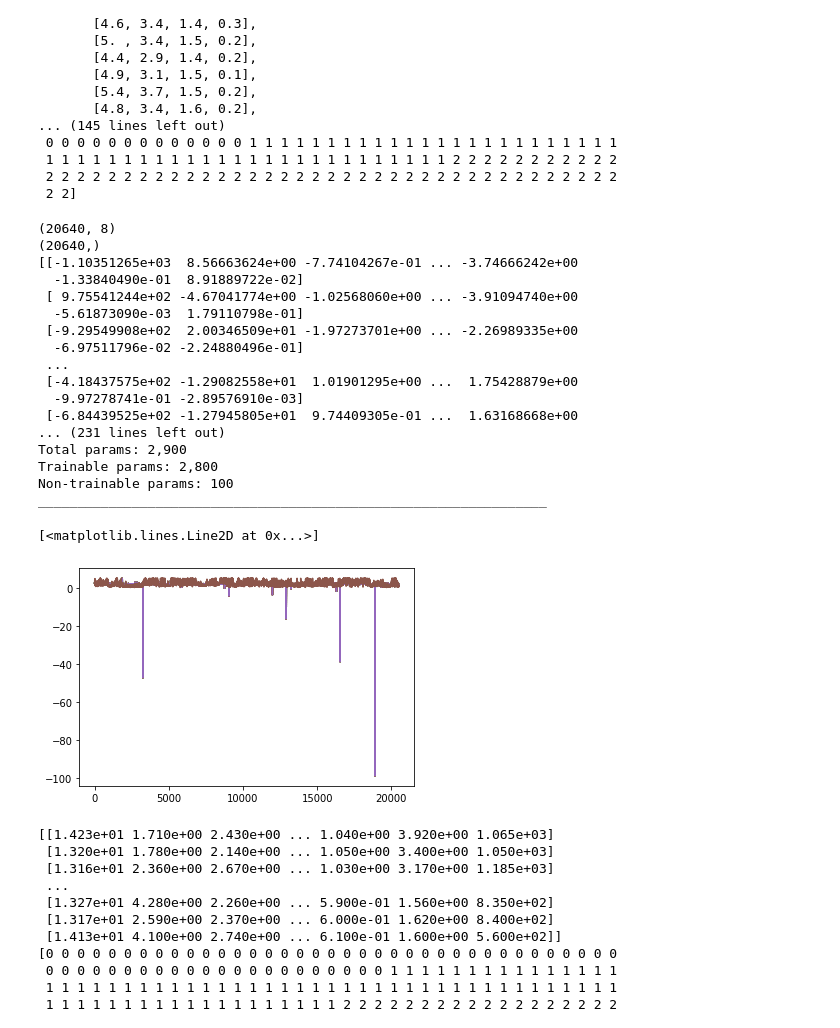
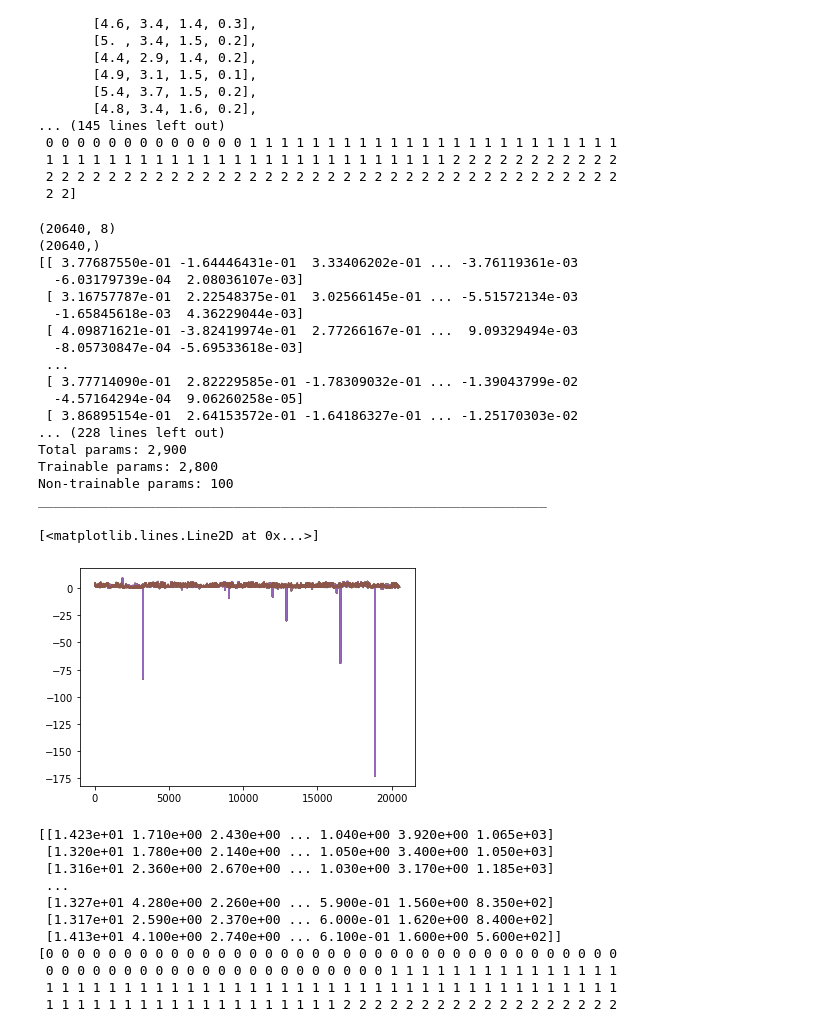
Before and after one commit to lordfiftyfive/Seattle-Tensorflow, a Jupyter notebook: InstructionalptI.ipynb, the cells around one changed output. Drawn from its saved outputs; the diff is of its cells as text; code cells hidden in the pictures.

```diff
--- a/InstructionalptI.ipynb
+++ b/InstructionalptI.ipynb
@@ -247,8 +247,10 @@ print(data['target'])
 X_full, y_full = fetch_california_housing(return_X_y=True)
 print(X_full.shape)
 print(y_full.shape)
-#Scalar = MinMaxScaler(feature_range=(0,1))
-#X_full = Scalar.fit_transform(X_full)
+#X_full = X_full.reshape(-1,1)
+#y_full = y_full.reshape(-1,1)
+Scalar = MinMaxScaler(feature_range=(0,1))
+X_full = Scalar.fit_transform(X_full)
 #y_full = Scalar.fit_transform(y_full)
 
 pca = PCA()# n_components=2 are the components in the dataset which we want to keep which have the greatest amount of correlation
@@ -262,44 +264,44 @@ model = tf.keras.Sequential([
 	tf.keras.Input(shape=(8,)),
   tf.keras.layers.Dense(25,kernel_initializer='ones', use_bias=False),
   #tf.keras.layers.InputLayer(input_shape=(10),dtype=x.dtype),#put a 1 before the 9 later
   tf.keras.layers.Dense(50,kernel_initializer='ones', use_bias=False),
   tf.keras.layers.BatchNormalization(),
   tf.keras.layers.Dense(25,kernel_initializer='ones', use_bias=False)
 ])
 
 model.compile(optimizer='Adam',
         loss='MSLE')
 
 model.fit(X_full,y_full,epochs=100, verbose=1,validation_split=0.2)#, callbacks=[early_stop])
 
 Prediction = model.predict(X_full[120::])
 print(Prediction)
 print(Prediction.shape)
 u = 219
 model.summary()
 
 plt.plot(Prediction)
 plt.plot(y_full[120::])
 # %% [output]
 (20640, 8)
 (20640,)
-[[-1.10351265e+03  8.56663624e+00 -7.74104267e-01 ... -3.74666242e+00
-  -1.33840490e-01  8.91889722e-02]
- [ 9.75541244e+02 -4.67041774e+00 -1.02568060e+00 ... -3.91094740e+00
-  -5.61873090e-03  1.79110798e-01]
- [-9.29549908e+02  2.00346509e+01 -1.97273701e+00 ... -2.26989335e+00
-  -6.97511796e-02 -2.24880496e-01]
+[[ 3.77687550e-01 -1.64446431e-01  3.33406202e-01 ... -3.76119361e-03
+  -6.03179739e-04  2.08036107e-03]
+ [ 3.16757787e-01  2.22548375e-01  3.02566145e-01 ... -5.51572134e-03
+  -1.65845618e-03  4.36229044e-03]
+ [ 4.09871621e-01 -3.82419974e-01  2.77266167e-01 ...  9.09329494e-03
+  -8.05730847e-04 -5.69533618e-03]
  ...
- [-4.18437575e+02 -1.29082558e+01  1.01901295e+00 ...  1.75428879e+00
-  -9.97278741e-01 -2.89576910e-03]
- [-6.84439525e+02 -1.27945805e+01  9.74409305e-01 ...  1.63168668e+00
-... (231 lines left out)
+ [ 3.77714090e-01  2.82229585e-01 -1.78309032e-01 ... -1.39043799e-02
+  -4.57164294e-04  9.06260258e-05]
+ [ 3.86895154e-01  2.64153572e-01 -1.64186327e-01 ... -1.25170303e-02
+... (228 lines left out)
 Total params: 2,900
 Trainable params: 2,800
 Non-trainable params: 100
 _________________________________________________________________
 [<matplotlib.lines.Line2D at 0x...>]
-[figure, old version]
+[figure, new version]
 # %%
 from sklearn.datasets import load_wine
 import pandas as pd
```
Also changed, not shown: parts of 1 cell of this notebook.
